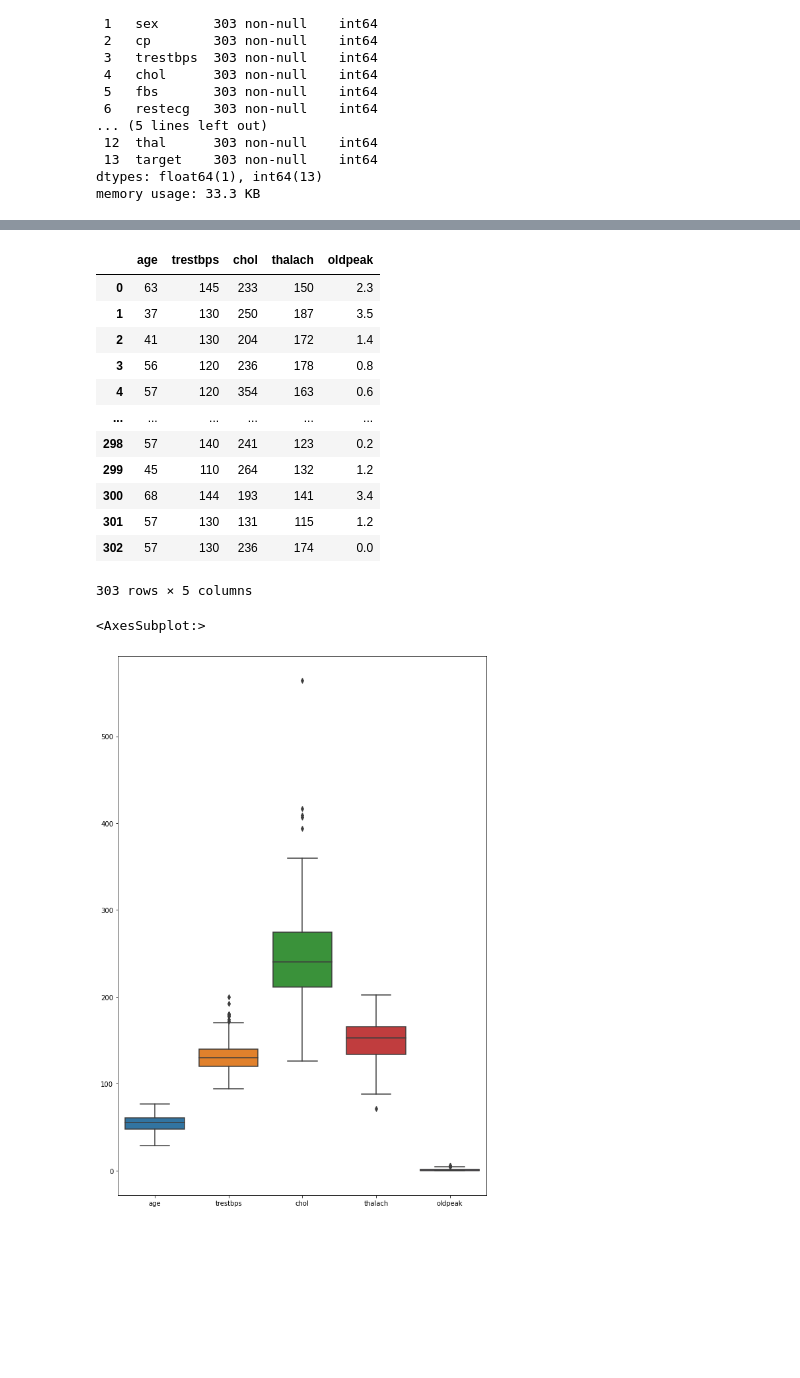
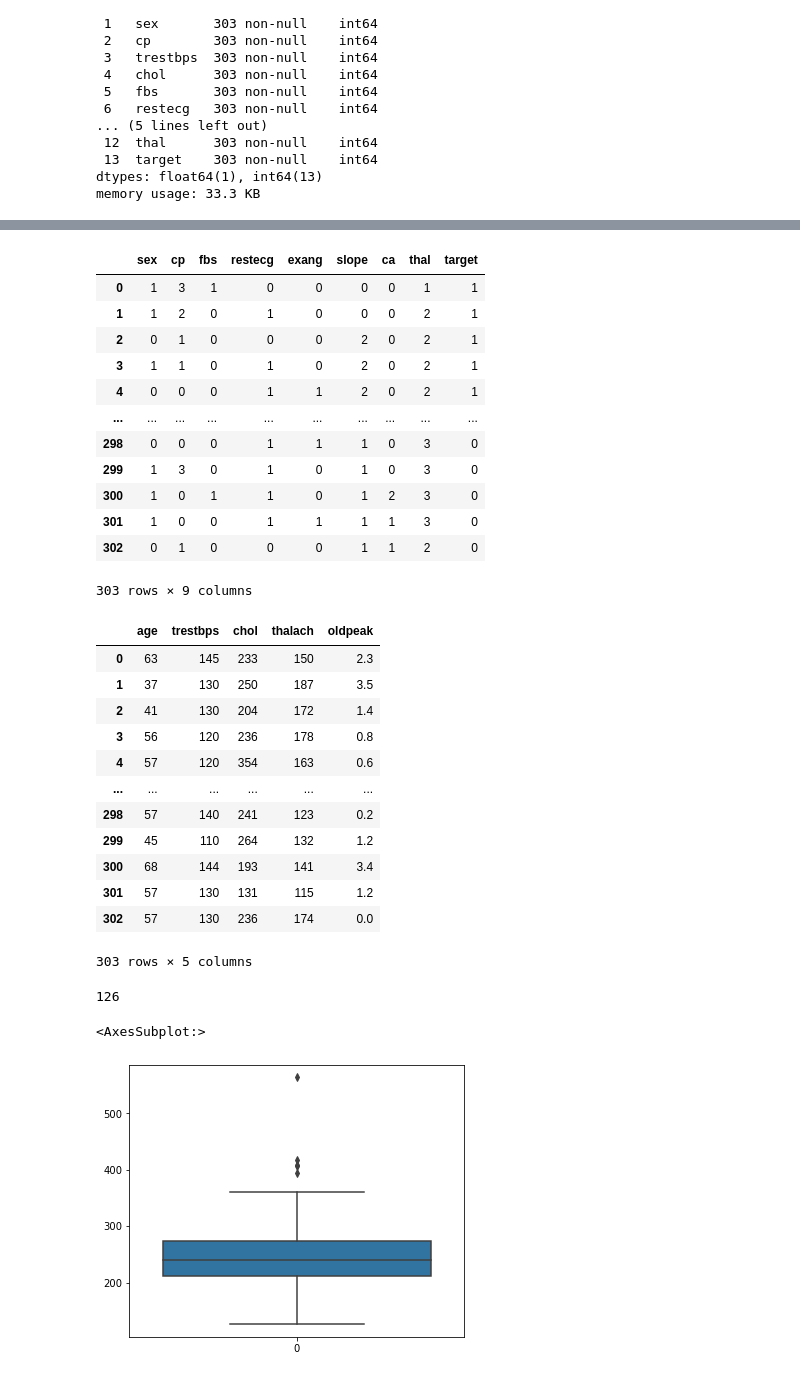
Before and after one commit to Keltings/ADS-Assignment-9, a Jupyter notebook: Heart Analysis.ipynb, the cells around one changed output, grey strips where cells are left out. Cells and saved outputs as stored; diff of their text form; code cells hidden in the pictures; blank space fills up the shorter version.

```diff
--- a/Heart Analysis.ipynb
+++ b/Heart Analysis.ipynb
@@ -56,29 +58,49 @@ df.describe()
 | 75% | 61.000000 | 1.000000 | 2.000000 | 140.000000 | 274.500000 | 0.000000 | 1.000000 | 166.000000 | 1.000000 | 1.600000 | 2.000000 | ... |
 | max | 77.000000 | 1.000000 | 3.000000 | 200.000000 | 564.000000 | 1.000000 | 2.000000 | 202.000000 | 1.000000 | 6.200000 | 2.000000 | ... |
 # %%
-cat_df = df[['sex', 'cp', 'fbs', 'restecg', 'exang', 'slope', 'ca', 'thal', 'target']]
-con_df = df[['age','trestbps', 'chol', 'thalach', 'oldpeak']]
+#separating discrete features from numerical features
+df1_discrete = df1[['sex', 'cp', 'fbs', 'restecg', 'exang', 'slope', 'ca', 'thal', 'target']]
+df1_cont = df1[['age','trestbps', 'chol', 'thalach', 'oldpeak']]
 # %%
-con_df
+df1_discrete
 # %% [output]
-|  | age | trestbps | chol | thalach | oldpeak |
-| 0 | 63 | 145 | 233 | 150 | 2.3 |
-| 1 | 37 | 130 | 250 | 187 | 3.5 |
-| 2 | 41 | 130 | 204 | 172 | 1.4 |
-| 3 | 56 | 120 | 236 | 178 | 0.8 |
-| 4 | 57 | 120 | 354 | 163 | 0.6 |
-| ... | ... | ... | ... | ... | ... |
-| 298 | 57 | 140 | 241 | 123 | 0.2 |
-| 299 | 45 | 110 | 264 | 132 | 1.2 |
-| 300 | 68 | 144 | 193 | 141 | 3.4 |
-| 301 | 57 | 130 | 131 | 115 | 1.2 |
-| 302 | 57 | 130 | 236 | 174 | 0.0 |
+|  | sex | cp | fbs | restecg | exang | slope | ca | thal | target |
+| 0 | 1 | 3 | 1 | 0 | 0 | 0 | 0 | 1 | 1 |
+| 1 | 1 | 2 | 0 | 1 | 0 | 0 | 0 | 2 | 1 |
+| 2 | 0 | 1 | 0 | 0 | 0 | 2 | 0 | 2 | 1 |
+| 3 | 1 | 1 | 0 | 1 | 0 | 2 | 0 | 2 | 1 |
+| 4 | 0 | 0 | 0 | 1 | 1 | 2 | 0 | 2 | 1 |
+| ... | ... | ... | ... | ... | ... | ... | ... | ... | ... |
+| 298 | 0 | 0 | 0 | 1 | 1 | 1 | 0 | 3 | 0 |
+| 299 | 1 | 3 | 0 | 1 | 0 | 1 | 0 | 3 | 0 |
+| 300 | 1 | 0 | 1 | 1 | 0 | 1 | 2 | 3 | 0 |
+| 301 | 1 | 0 | 0 | 1 | 1 | 1 | 1 | 3 | 0 |
+| 302 | 0 | 1 | 0 | 0 | 0 | 1 | 1 | 2 | 0 |
-303 rows × 5 columns
+303 rows × 9 columns
+# %%
+df1_cont
+# %% [output]
+|  | age | trestbps | chol | thalach | oldpeak |
+| 0 | 63 | 145 | 233 | 150 | 2.3 |
+| 1 | 37 | 130 | 250 | 187 | 3.5 |
+| 2 | 41 | 130 | 204 | 172 | 1.4 |
+| 3 | 56 | 120 | 236 | 178 | 0.8 |
+| 4 | 57 | 120 | 354 | 163 | 0.6 |
+| ... | ... | ... | ... | ... | ... |
+| 298 | 57 | 140 | 241 | 123 | 0.2 |
+| 299 | 45 | 110 | 264 | 132 | 1.2 |
+| 300 | 68 | 144 | 193 | 141 | 3.4 |
+| 301 | 57 | 130 | 131 | 115 | 1.2 |
+| 302 | 57 | 130 | 236 | 174 | 0.0 |
+303 rows × 5 columns
+# %%
+df1_cont.chol.min()
+# %% [output]
+126
 # %%
-plt.figure(figsize = (10,15))
-sns.boxplot(data = con_df)
-
-#sns.boxplot(con_df.trestbps)
+#presence of outliers in df1_cont
+plt.figure(figsize = (6,5))
+sns.boxplot(data = df1_cont.chol)
 # %% [output]
 <AxesSubplot:>
-[figure, old version]
+[figure, new version]
```
Also changed, not shown: parts of 14 cells of this notebook.
